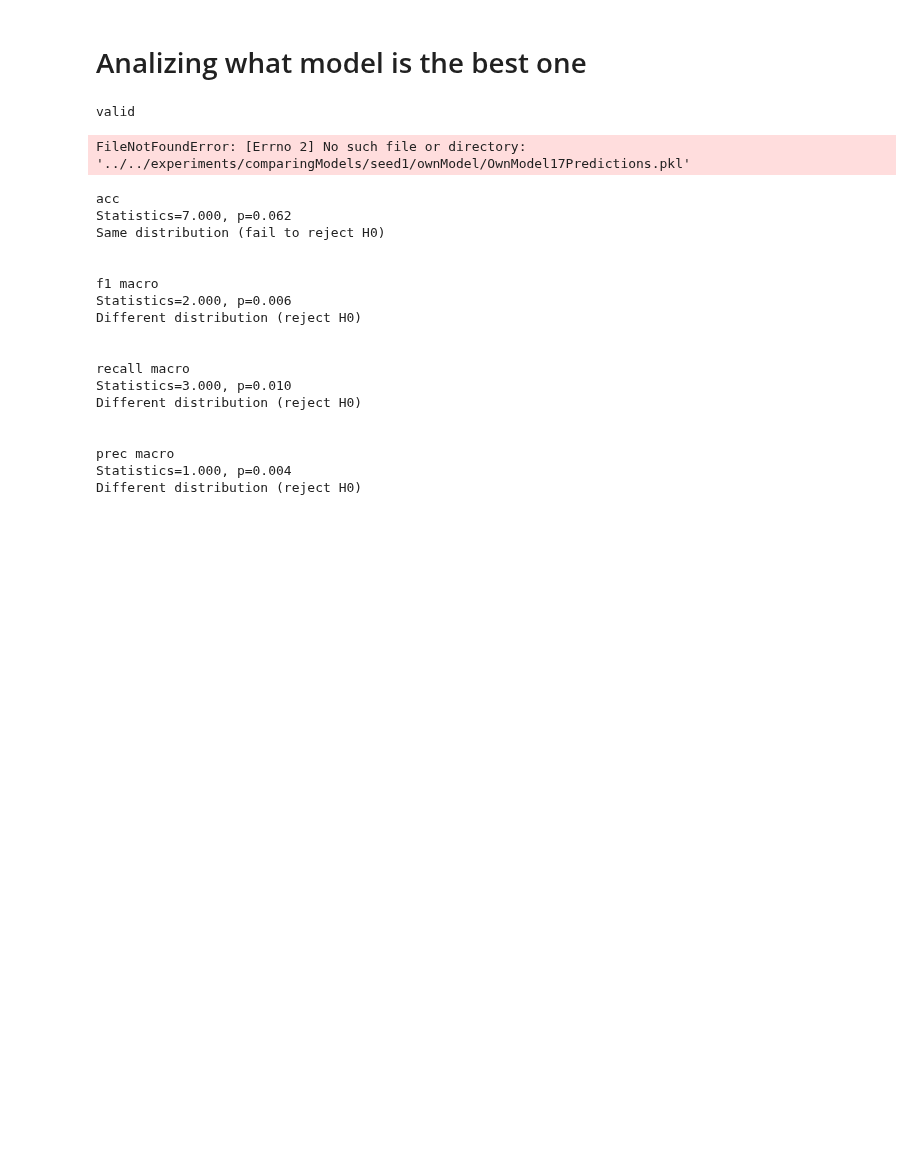
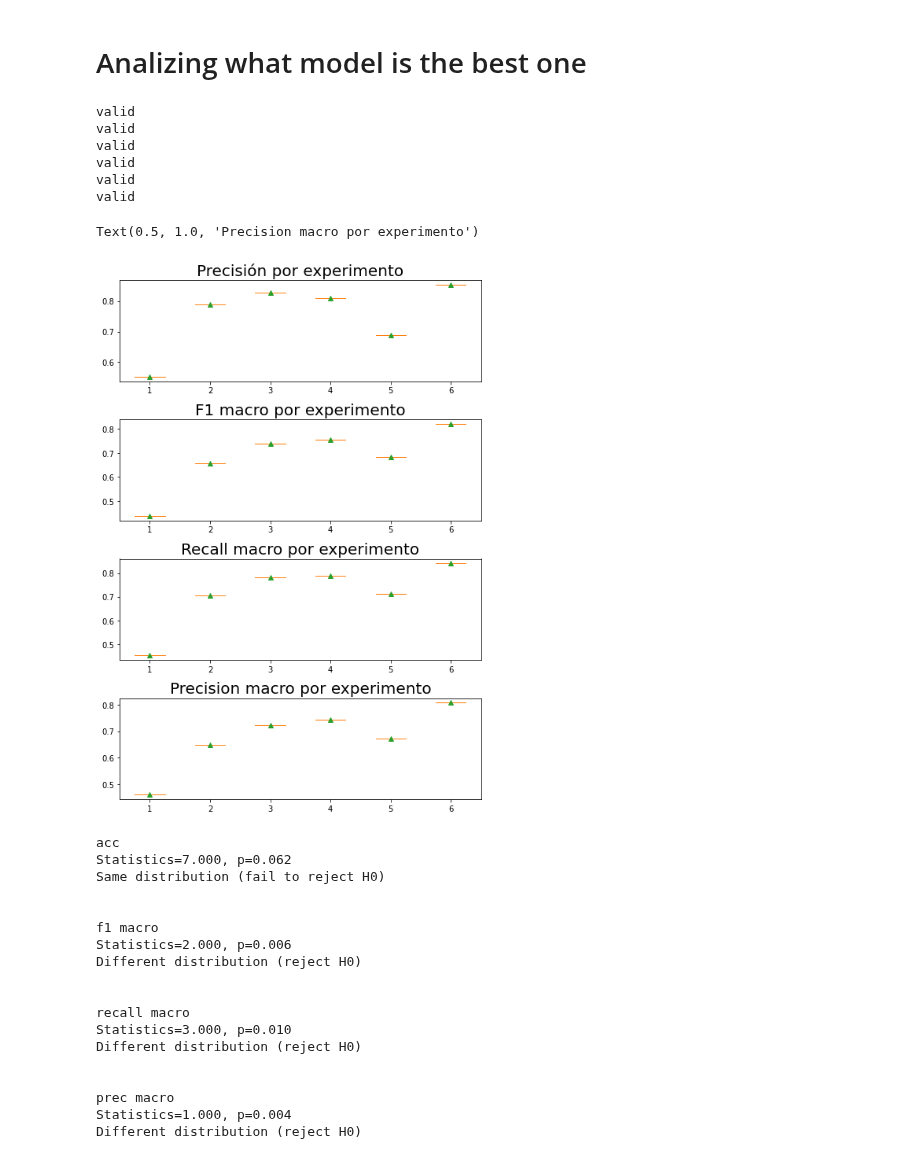
Before and after one commit to leoBravoRain/thesis, a Jupyter notebook: work/thesis/notebooks/comparing_models/Comparing models.ipynb, the cells around one changed output. Drawn from its saved outputs; the diff is of its cells as text; code cells hidden in the pictures; blank space fills up the shorter version.

Commit message:
add new folders

```diff
--- a/work/thesis/notebooks/comparing_models/Comparing models.ipynb
+++ b/work/thesis/notebooks/comparing_models/Comparing models.ipynb
@@ -776,9 +776,10 @@ ax.barh(
 # Analizing what model is the best one
 # %%
 # modelsToAnalize = [17, 18, 19, 20]
-modelsToAnalize = [17, 21]
+modelsToAnalize = [22, 23, 24, 25, 20, 18]
 # modelsToAnalize = [18, "rf"]
-seeds = [0, 1,2,3,4]
+seeds = [0]
+# seeds = [0, 1,2,3,4]
 # seeds = [0, 1, 2, 3, 4, 5, 6, 7, 8]
 
 
@@ -824,33 +825,33 @@ for idxExp, number_experiment in enumerate(modelsToAnalize):
 
 
             # path to load data
-    #         expPath = "experiments/" + str(number_experiment) + "/seed" + str(seed) + "/maxClass" + str(int(max_elements_per_class/1000)) + "k"
-    #         folder_path = (tmpLocal + expPath)
+#             expPath = "experiments/" + str(number_experiment) + "/seed" + str(seed) + "/maxClass" + str(int(max_elements_per_class/1000)) + "k"
+#             folder_path = (tmpLocal + expPath)
 
 
-    #         losses = pd.read_csv(folder_path + "/training_losses.csv")
+#             losses = pd.read_csv(folder_path + "/training_losses.csv")
 
-    #         # f1 scores
-    #         # f1Scores = pd.read_csv("/home/leo/Desktop/thesis/work/thesis/experiments/" + number_experiment + "/seed" + str(seed) + "/maxClass15k" + "/f1Scores.csv")
-    #         f1Scores = pd.read_csv(folder_path + "/f1Scores.csv")
+#             # f1 scores
+#             # f1Scores = pd.read_csv("/home/leo/Desktop/thesis/work/thesis/experiments/" + number_experiment + "/seed" + str(seed) + "/maxClass15k" + "/f1Scores.csv")
+#             f1Scores = pd.read_csv(folder_path + "/f1Scores.csv")
 
-    #         # plot losses
-    #         fig, ax = plt.subplots(1, 2, figsize = (10,4), tight_layout = True)
+#             # plot losses
+#             fig, ax = plt.subplots(1, 2, figsize = (10,4), tight_layout = True)
 
-    #         maxPlot = 3000
+#             maxPlot = 3000
 
-    #         # loss
-    #         ax[0].set_xlabel("N° epoch")
-    #         ax[0].set_ylabel("Loss")
-    #         ax[0].plot(losses.iloc[:maxPlot, 0], label = "train")
-    #         ax[0].plot(losses.iloc[:maxPlot, 1], label = "validation")
-    #         ax[0].legend()
-    #         ax[0].set_title(f"exp:{number_experiment} ")
+#             # loss
+#             ax[0].set_xlabel("N° epoch")
+#             ax[0].set_ylabel("Loss")
+#             ax[0].plot(losses.iloc[:maxPlot, 0], label = "train")
+#             ax[0].plot(losses.iloc[:maxPlot, 1], label = "validation")
+#             ax[0].legend()
+#             ax[0].set_title(f"exp:{number_experiment} ")
 
-    #         # f1 scores
-    #         ax[1].set_xlabel("N° epoch")
-    #         ax[1].set_ylabel("F1 score")
-    #         ax[1].plot(f1Scores.iloc[:maxPlot])
+#             # f1 scores
+#             ax[1].set_xlabel("N° epoch")
+#             ax[1].set_ylabel("F1 score")
+#             ax[1].plot(f1Scores.iloc[:maxPlot])
 
 
 
@@ -967,7 +968,7 @@ fig, ax = plt.subplots(4, 1, tight_layout = True, figsize = (7, 10))
 # accuracy
 ax[0].boxplot(
     np.transpose(accArray),
-    labels = ["Incluye error", "Sin error"],
+#     labels = ["Incluye error", "Sin error"],
     showmeans = True,
 #     notch = True,
 #     autorange = True,
@@ -978,38 +979,44 @@ ax[0].set_title("Precisión por experimento", fontsize = 20)
 # f1 macro
 ax[1].boxplot(
     np.transpose(f1MacroArray),
-    labels = ["Incluye error", "Sin error"],
+#     labels = ["Incluye error", "Sin error"],
     showmeans = True,
 )
 ax[1].set_title("F1 macro por experimento", fontsize = 20)
 
 # # f1 weighted
 # ax[2].boxplot(
 #     np.transpose(f1WeightedArray),
 #     labels = ["Incluye error", "Sin error"],
 #     showmeans = True,
 # )
 
 # ax[2].set_title("F1 weighted por experimento", fontsize = 20)
 
 # recall macro
 ax[2].boxplot(
     np.transpose(recallArray),
-    labels = ["Incluye error", "Sin error"],
+#     labels = ["Incluye error", "Sin error"],
     showmeans = True,
 )
 ax[2].set_title("Recall macro por experimento", fontsize = 20)
 
 # precision macro
 ax[3].boxplot(
     np.transpose(precisionArray),
-    labels = ["Incluye error", "Sin error"],
+#     labels = ["Incluye error", "Sin error"],
     showmeans = True,
 )
 ax[3].set_title("Precision macro por experimento", fontsize = 20)
 # %% [output]
 valid
+valid
+valid
+valid
+valid
+valid
-FileNotFoundError: [Errno 2] No such file or directory: '../../experiments/comparingModels/seed1/ownModel/OwnModel17Predictions.pkl'
+Text(0.5, 1.0, 'Precision macro por experimento')
+[figure, added]
 # %%
 from scipy.stats import wilcoxon
 
```
Also changed, not shown: 5 other files.
